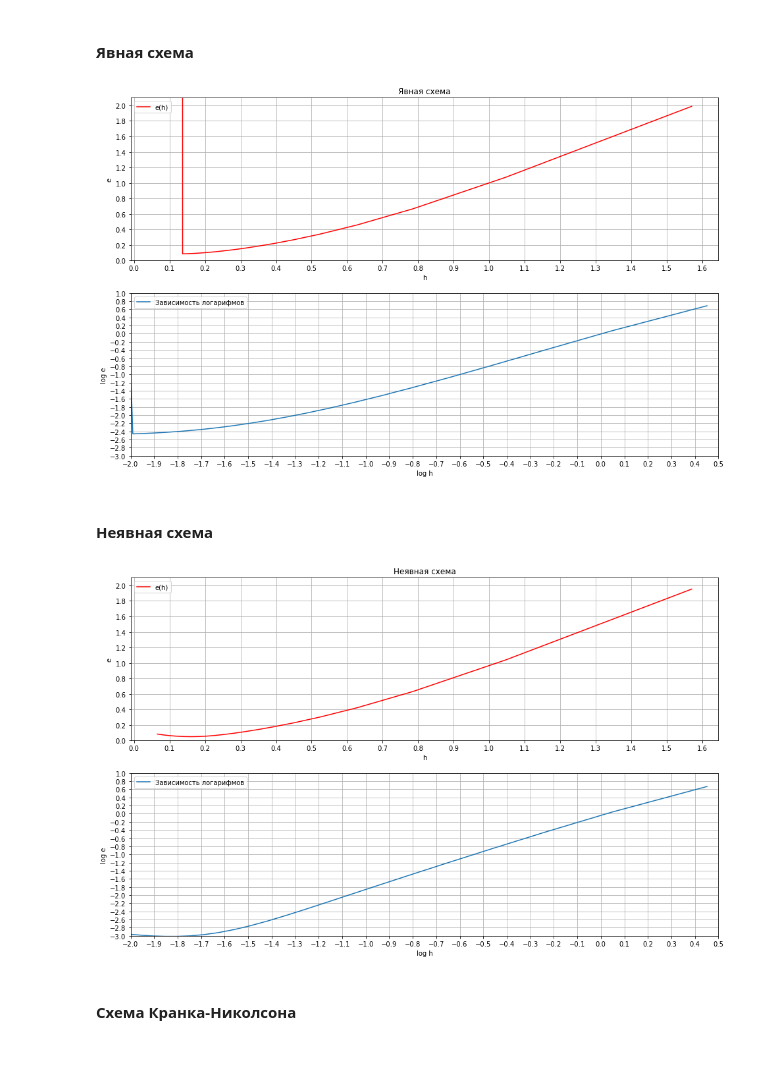
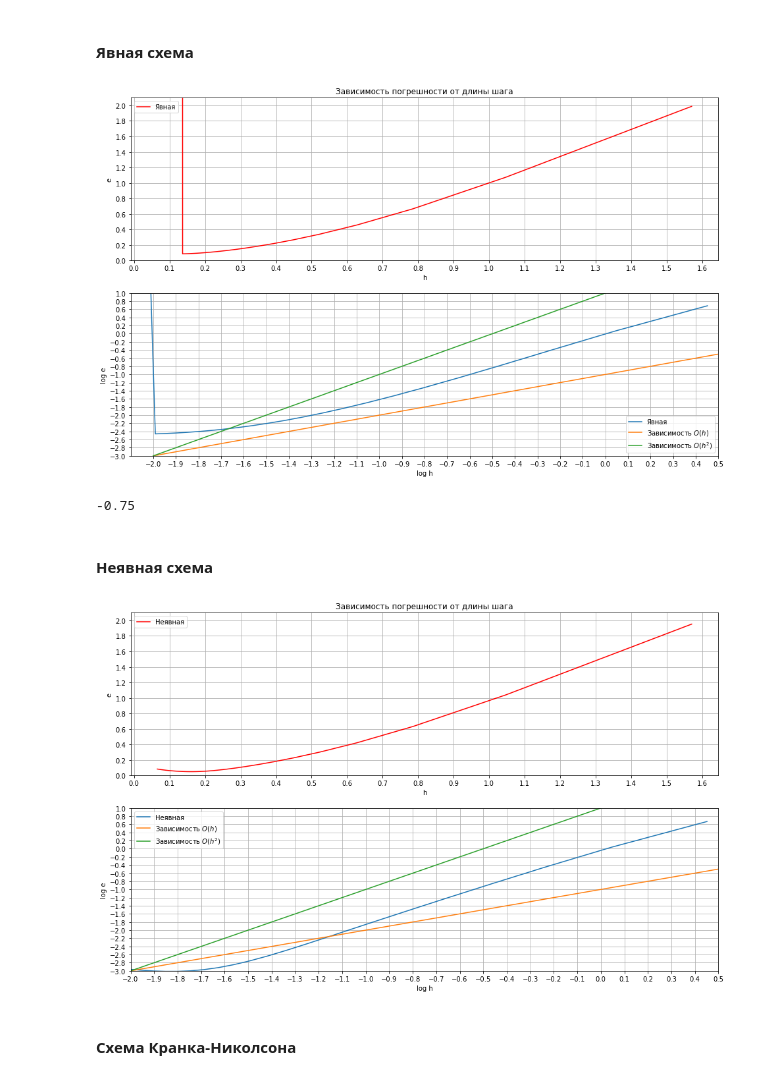
Before and after one commit to m-bronnikov/NumericalMethods, a Jupyter notebook: lab5/task.ipynb, the cells around one changed output. Saved outputs shown, nothing was run; the diff lists cells and outputs as text; code cells hidden in the pictures.

```diff
--- a/lab5/task.ipynb
+++ b/lab5/task.ipynb
@@ -435,31 +434,37 @@ explict = Explict_Schema(T = 1, aprx_cls=approx_two_two)
 # %%
 plt.figure(figsize = (16, 10))
 
 plt.subplot(2, 1, 1)
-plt.title("Явная схема")
+plt.title("Зависимость погрешности от длины шага")
 h, e = get_graphic_h(explict, u)
 
-plt.plot(h, e, label="e(h)", color = "red")
+plt.plot(h, e, label="Явная", color = "red")
 plt.xlabel("h")
 plt.ylabel("e")
 plt.ylim([0, 2.1])
 plt.xticks(list(explict.nparange(0, 1.6, 0.1)))
 plt.yticks(list(explict.nparange(0, 2.1, 0.2)))
 plt.legend()
 plt.grid()
 
 plt.subplot(2, 1, 2)
-plt.plot(list(map(math.log, h)), list(map(math.log, e)), label="Зависимость логарифмов")
+plt.plot(list(map(math.log, h)), list(map(math.log, e)), label="Явная")
+plt.plot([-2, 0.5], [-3, -0.5], label="Зависимость $O(h)$")
+plt.plot([-2, 0.5], [-3, 2], label="Зависимость $O(h^2)$")
 plt.xlabel("log h")
 plt.ylabel("log e")
 plt.ylim([-3, 1])
-plt.xlim([-2, 0.5])
+plt.xlim([-2.1, 0.5])
 plt.xticks(list(explict.nparange(-2, 0.5, 0.1)))
 plt.yticks(list(explict.nparange(-3, 1, 0.2)))
 plt.legend()
 plt.grid()
 # %% [output]
-[figure, old version]
+[figure, new version]
+# %%
+-2 + 1.25
+# %% [output]
+-0.75
 # %% [markdown]
 #### Неявная схема
 # %%
@@ -469,10 +474,10 @@ implict = Krank_Nikolson(T = 1, aprx_cls=approx_two_two, O=1)
 plt.figure(figsize = (16, 10))
 
 plt.subplot(2, 1, 1)
-plt.title("Неявная схема")
+plt.title("Зависимость погрешности от длины шага")
 h, e = get_graphic_h(implict, u)
 
-plt.plot(h, e, label="e(h)", color = "red")
+plt.plot(h, e, label="Неявная", color = "red")
 plt.xlabel("h")
 plt.ylabel("e")
 plt.ylim([0, 2.1])
@@ -482,7 +487,9 @@ plt.legend()
 plt.grid()
 
 plt.subplot(2, 1, 2)
-plt.plot(list(map(math.log, h)), list(map(math.log, e)), label="Зависимость логарифмов")
+plt.plot(list(map(math.log, h)), list(map(math.log, e)), label="Неявная")
+plt.plot([-2, 0.5], [-3, -0.5], label="Зависимость $O(h)$")
+plt.plot([-2, 0.5], [-3, 2], label="Зависимость $O(h^2)$")
 plt.xlabel("log h")
 plt.ylabel("log e")
 plt.ylim([-3, 1])
@@ -492,7 +499,7 @@ plt.yticks(list(implict.nparange(-3, 1, 0.2)))
 plt.legend()
 plt.grid()
 # %% [output]
-[figure, old version]
+[figure, new version]
 # %% [markdown]
 #### Схема Кранка-Николсона
 # %%
```
Also changed, not shown: parts of 14 cells of this notebook.
